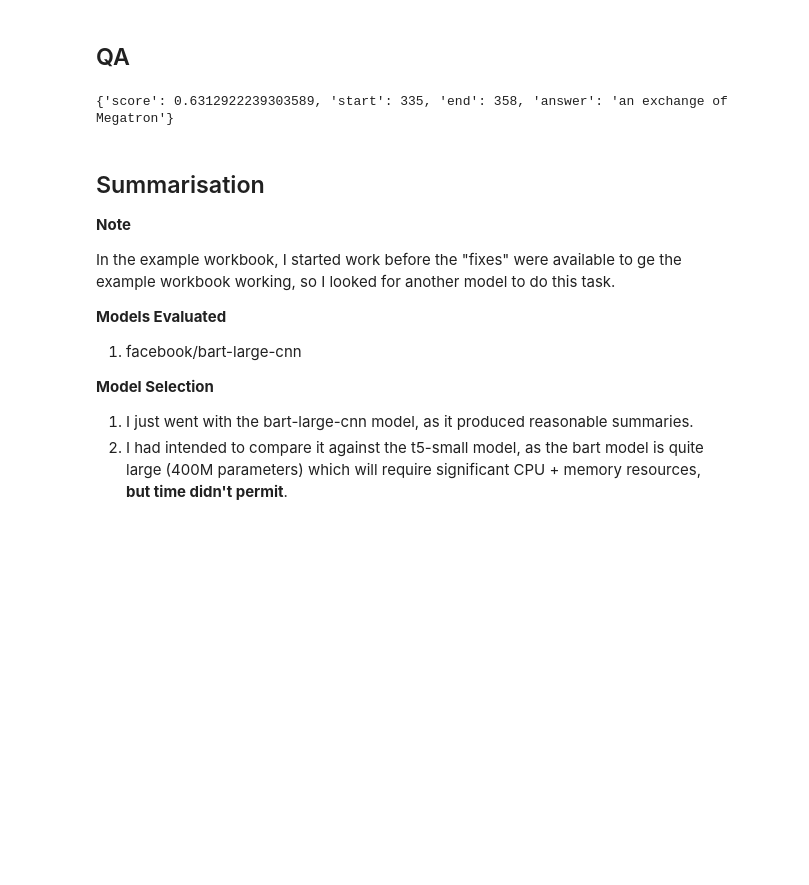
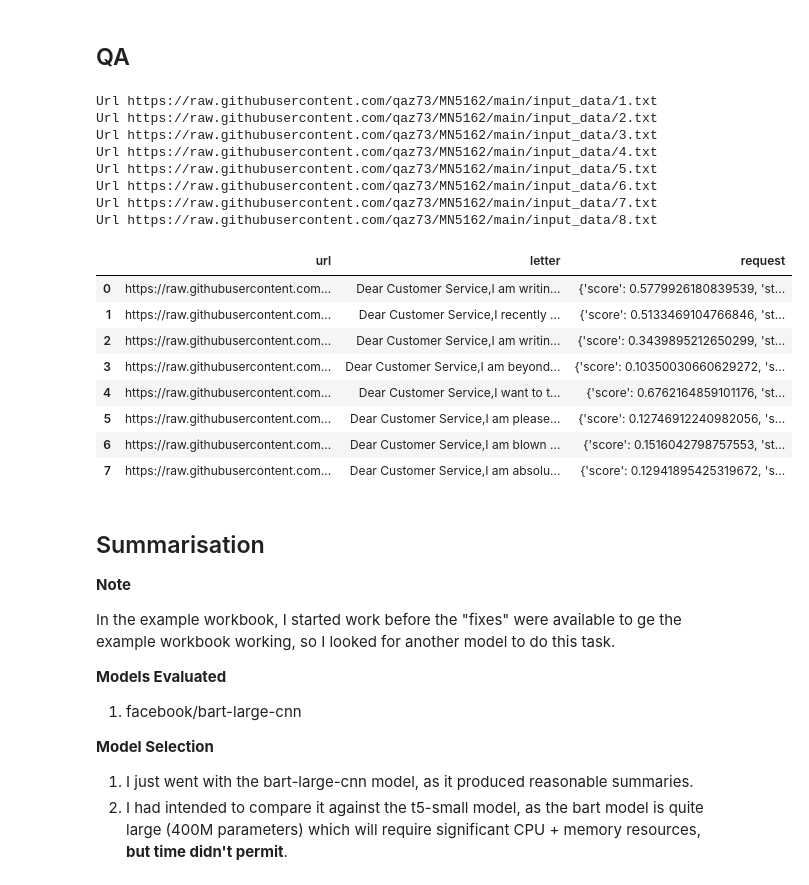
Before and after one commit to qaz73/MN5162, a Jupyter notebook: MN5162_Section1_Assignment_gorourke.ipynb, the cells around one changed output. Drawn from its saved outputs; the diff is of its cells as text; code cells hidden in the pictures; blank space fills up the shorter version.

```diff
--- a/MN5162_Section1_Assignment_gorourke.ipynb
+++ b/MN5162_Section1_Assignment_gorourke.ipynb
@@ -361,18 +362,18 @@ for feedback in customer_feedback_records:
 
 
     # get customer name before changing case, as that affects its performance
-    feedback.customer_name = extract_customer_name(ner_pipeline, feedback.normalised_letter)
+    feedback.customer_name = extract_customer_name(ner_pipeline, feedback.original_letter)
 
     # generate summary
-    summary_text = summarise_text(summary_model, summary_tokenizer, feedback.normalised_letter)
+    summary_text = summarise_text(summary_model, summary_tokenizer, feedback.original_letter)
     feedback.summary = textwrap.fill(summary_text, width=80)
 
 
-    user_request = determine_user_request(qa_pipeline, feedback.normalised_letter)
+    user_request = determine_user_request(qa_pipeline, feedback.original_letter)
     # format {'score': 0.6312922239303589, 'start': 335, 'end': 358, 'answer': 'an exchange of Megatron'}
     feedback.user_request = user_request['answer']
 
-    sentiment = determine_sentiment(classifier_pipeline, feedback.normalised_letter)
+    sentiment = determine_sentiment(classifier_pipeline, feedback.original_letter)
     # format {'label': 'NEGATIVE', 'score': 0.9015460014343262}
     feedback.sentiment = sentiment
 
@@ -562,10 +563,42 @@ Url https://raw.githubusercontent.com/qaz73/MN5162/main/input_data/8.txt
 | 7 | https://raw.githubusercontent.com... | [{'label': 'POSITIVE', 'score': 0... |
 # %% [markdown]
 ## QA
-# %%
-print (determine_user_request(text))
-# %% [output]
-{'score': 0.6312922239303589, 'start': 335, 'end': 358, 'answer': 'an exchange of Megatron'}
+# %%
+
+
+
+results = []
+for feedback in customer_feedback_records:
+
+    print (f"Url {feedback.url}")
+
+    request = determine_user_request(qa_pipeline,feedback.original_letter)
+
+
+    results.append({'url':feedback.url, 'letter':feedback.original_letter,'request':request})
+
+
+df = pd.DataFrame(results)
+pd.set_option('display.max_colwidth', 600)
+df[['url','letter','request']]
+# %% [output]
+Url https://raw.githubusercontent.com/qaz73/MN5162/main/input_data/1.txt
+Url https://raw.githubusercontent.com/qaz73/MN5162/main/input_data/2.txt
+Url https://raw.githubusercontent.com/qaz73/MN5162/main/input_data/3.txt
+Url https://raw.githubusercontent.com/qaz73/MN5162/main/input_data/4.txt
+Url https://raw.githubusercontent.com/qaz73/MN5162/main/input_data/5.txt
+Url https://raw.githubusercontent.com/qaz73/MN5162/main/input_data/6.txt
+Url https://raw.githubusercontent.com/qaz73/MN5162/main/input_data/7.txt
+Url https://raw.githubusercontent.com/qaz73/MN5162/main/input_data/8.txt
+|  | url | letter | request |
+| 0 | https://raw.githubusercontent.com... | Dear Customer Service,I am writin... | {'score': 0.5779926180839539, 'st... |
+| 1 | https://raw.githubusercontent.com... | Dear Customer Service,I recently ... | {'score': 0.5133469104766846, 'st... |
+| 2 | https://raw.githubusercontent.com... | Dear Customer Service,I am writin... | {'score': 0.3439895212650299, 'st... |
+| 3 | https://raw.githubusercontent.com... | Dear Customer Service,I am beyond... | {'score': 0.10350030660629272, 's... |
+| 4 | https://raw.githubusercontent.com... | Dear Customer Service,I want to t... | {'score': 0.6762164859101176, 'st... |
+| 5 | https://raw.githubusercontent.com... | Dear Customer Service,I am please... | {'score': 0.12746912240982056, 's... |
+| 6 | https://raw.githubusercontent.com... | Dear Customer Service,I am blown ... | {'score': 0.1516042798757553, 'st... |
+| 7 | https://raw.githubusercontent.com... | Dear Customer Service,I am absolu... | {'score': 0.12941895425319672, 's... |
 # %% [markdown]
 ## Summarisation
 **Note**
```
Also changed, not shown: parts of 1 cell of this notebook.
